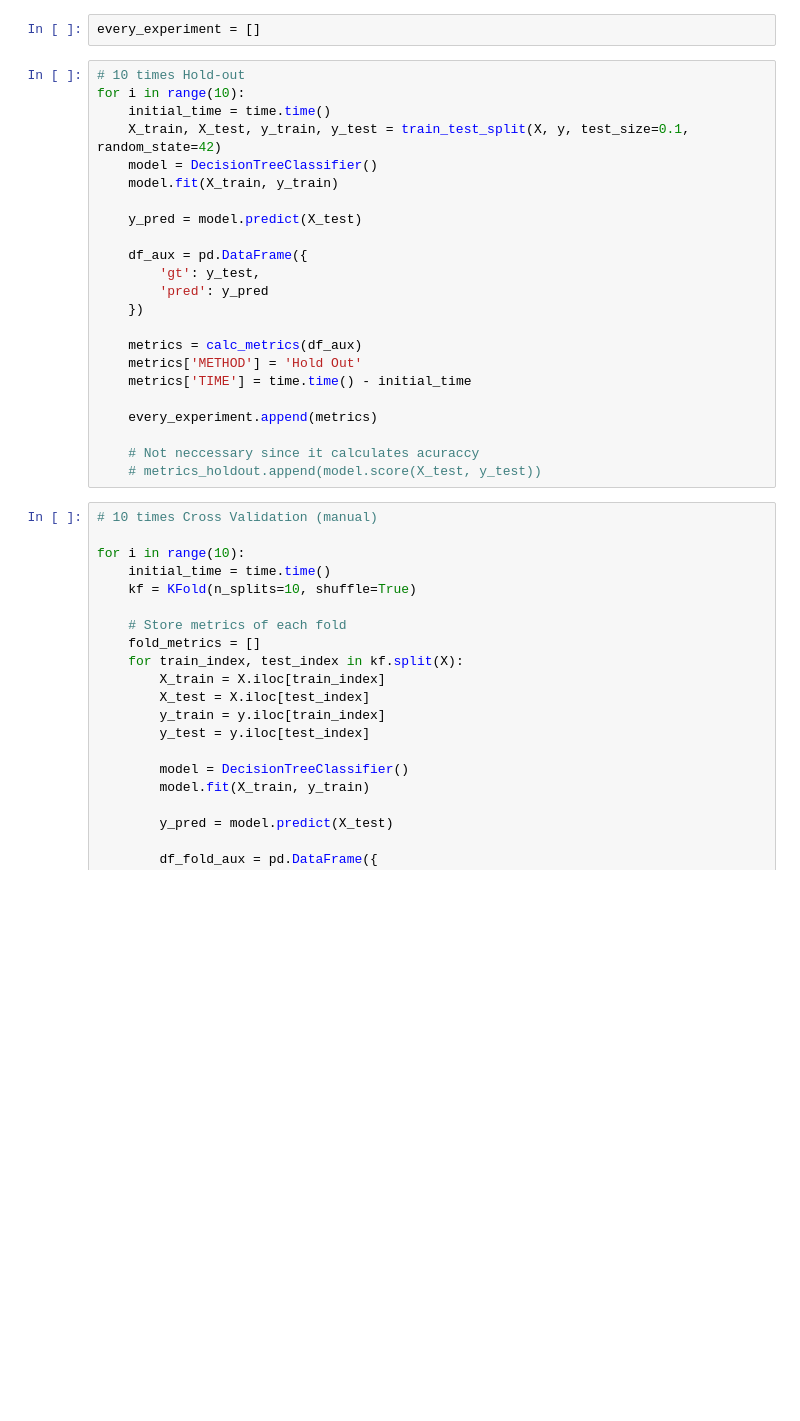
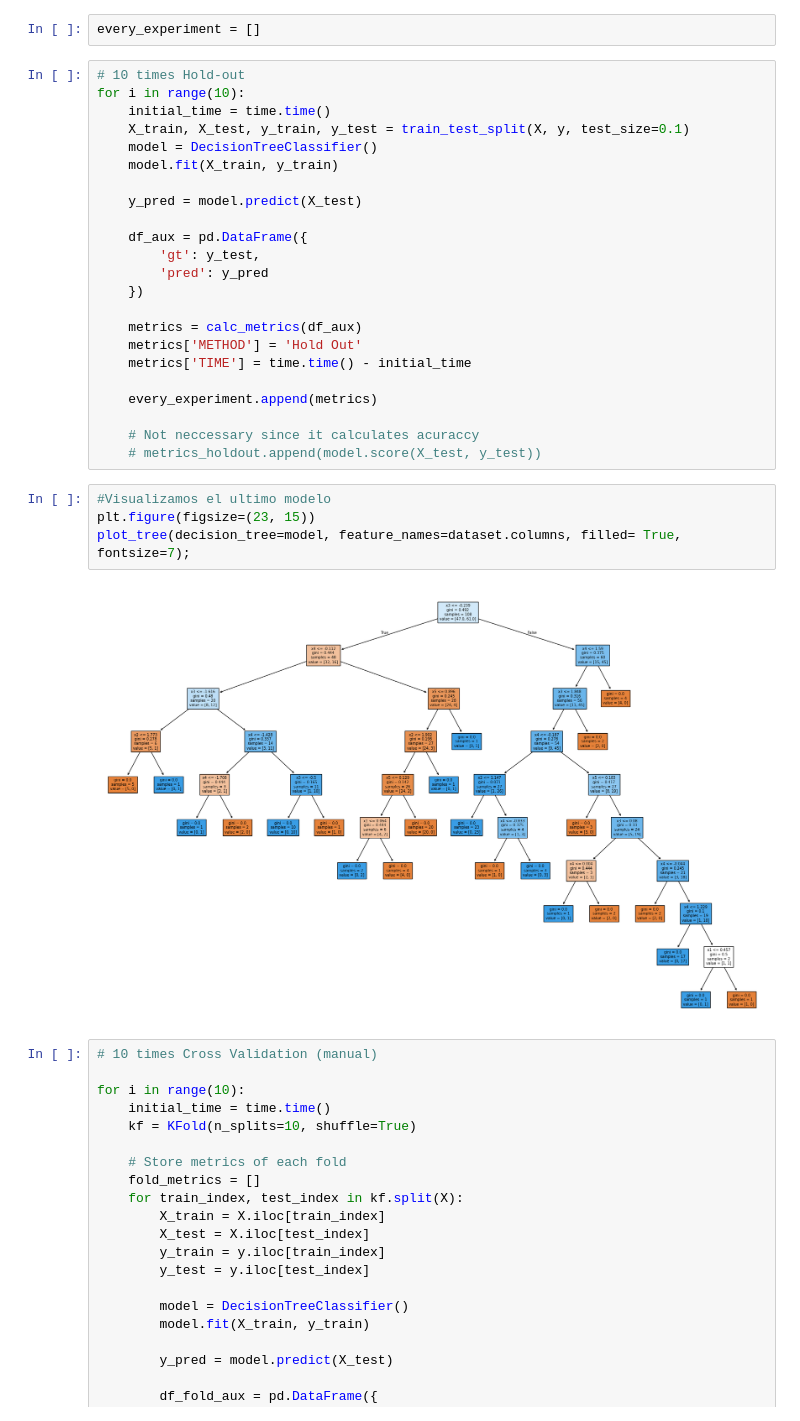
Before and after one commit to Paavier/Practica3, a Jupyter notebook: trees.ipynb, the cells around one changed output. Cells and saved outputs as stored; diff of their text form; blank space fills up the shorter version.

```diff
--- a/trees.ipynb
+++ b/trees.ipynb
@@ -37,7 +37,7 @@ every_experiment = []
 # 10 times Hold-out
 for i in range(10):
     initial_time = time.time()
-    X_train, X_test, y_train, y_test = train_test_split(X, y, test_size=0.1, random_state=42)
+    X_train, X_test, y_train, y_test = train_test_split(X, y, test_size=0.1)
     model = DecisionTreeClassifier()
     model.fit(X_train, y_train)
 
@@ -56,6 +56,12 @@ for i in range(10):
 
     # Not neccessary since it calculates acuraccy
     # metrics_holdout.append(model.score(X_test, y_test))
+# %%
+#Visualizamos el ultimo modelo
+plt.figure(figsize=(23, 15))
+plot_tree(decision_tree=model, feature_names=dataset.columns, filled= True, fontsize=7);
+# %% [output]
+[figure, added]
 # %%
 # 10 times Cross Validation (manual)
 
```
Also changed, not shown: parts of 1 cell of this notebook.
